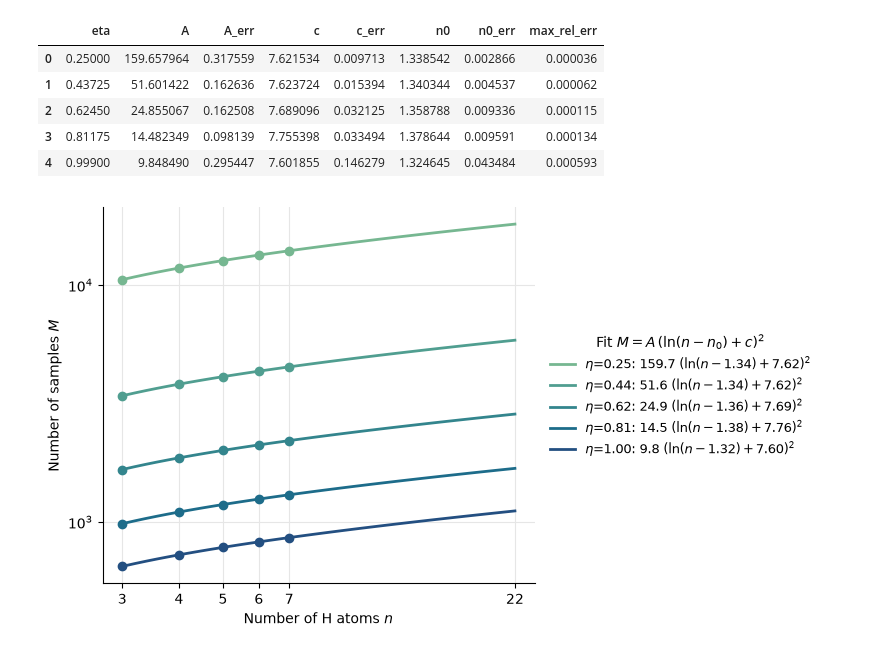
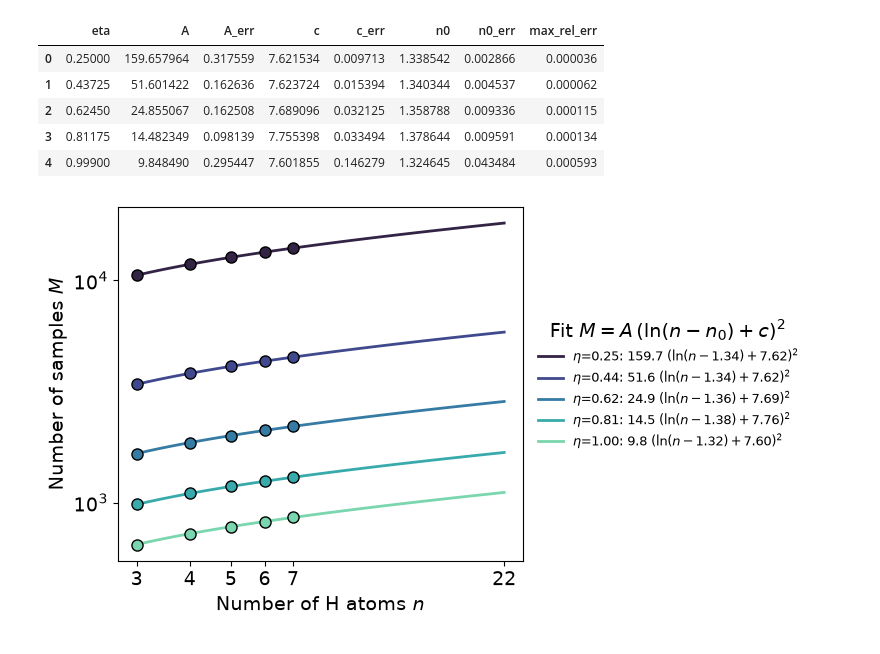
Before and after one commit to bdalfavero/compare-vkp, a Jupyter notebook: qpe_shots.ipynb, the cells around one changed output. Cells and saved outputs as stored; diff of their text form; code cells hidden in the pictures.

Commit message:
Improved the plot.

```diff
--- a/qpe_shots.ipynb
+++ b/qpe_shots.ipynb
@@ -145,29 +145,35 @@ fits
 # %%
 n_max=22 # Number of orbitals for a 44-qubit system to match the metaphosphate.
 
-colors = sns.color_palette("crest", n_colors=len(fits))  # sequential: eta is a magnitude
+# colors = sns.color_palette("crest", n_colors=len(fits))  # sequential: eta is a magnitude
+colors = sns.color_palette("mako", n_colors=len(fits))  # sequential: eta is a magnitude
 # n_fine = np.linspace(min(natoms_list), max(natoms_list), 100)
 n_fine = np.linspace(min(natoms_list), n_max, 100)
+
+plt.rcParams['font.size'] = 14
 
 fig, ax = plt.subplots(figsize=(8, 4.5))
 for color, fit in zip(colors, fits.itertuples()):
     g = df[df["eta"] == fit.eta]
-    ax.plot(g["n"], g["shots"], "o", color=color, markersize=6)
     ax.plot(n_fine, log_sq_model(n_fine, fit.A, fit.c, fit.n0), "-", color=color, linewidth=2,
             label=rf"$\eta$={fit.eta:.2f}: {fit.A:.1f} $(\ln(n - {fit.n0:.2f}) + {fit.c:.2f})^2$")
+    ax.plot(
+        g["n"], g["shots"], "o", color=color,
+        markeredgecolor='k', markersize=8, markeredgewidth=1
+    )
 ax.set_xscale("log")
 ax.set_yscale("log")
 ax.set_xticks(natoms_list + [22], labels=[str(n) for n in natoms_list + [22]])
 ax.minorticks_off()
 ax.set_xlabel("Number of H atoms $n$")
 ax.set_ylabel("Number of samples $M$")
-ax.grid(True, which="major", color="0.9", linewidth=0.8)
-for side in ("top", "right"):
-    ax.spines[side].set_visible(False)
+# ax.grid(True, which="major", color="0.9", linewidth=0.8)
+# for side in ("top", "right"):
+#     ax.spines[side].set_visible(False)
 ax.legend(frameon=False, fontsize=9, loc="center left", bbox_to_anchor=(1.01, 0.5),
           title=r"Fit $M = A\,(\ln(n - n_0) + c)^2$")
 fig.tight_layout()
 plt.savefig("qpe_shotcounts.pdf")
 plt.show()
 # %% [output]
-[figure, old version]
+[figure, new version]
```
Also changed, not shown: 1 other file.
